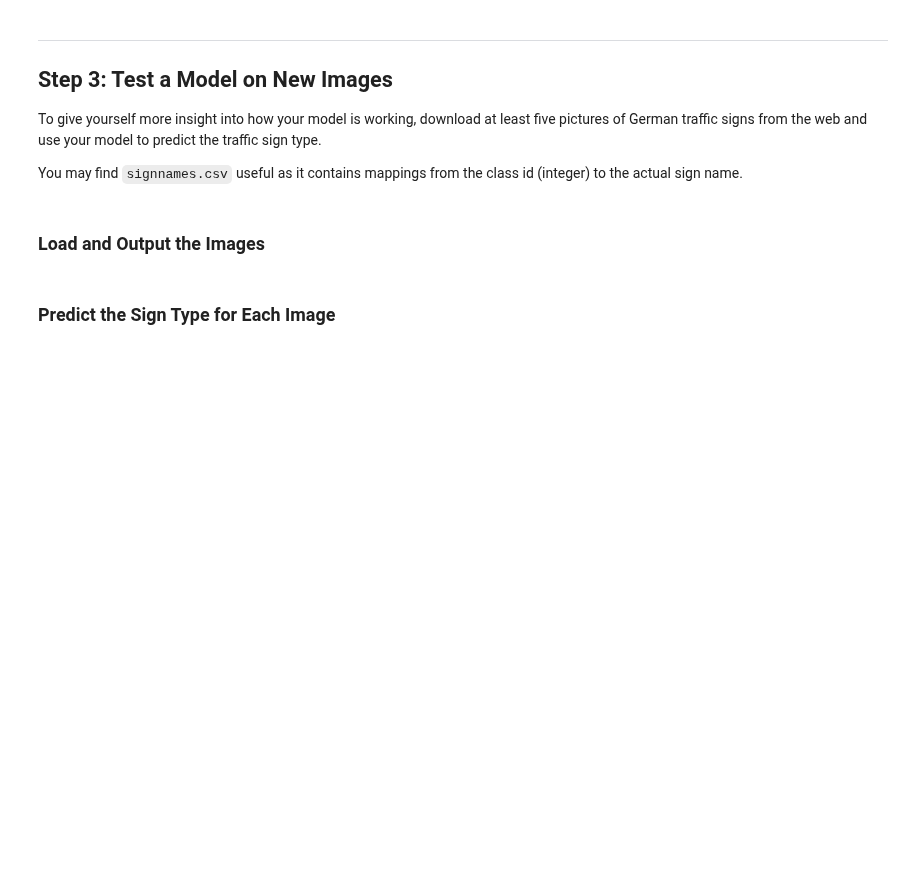
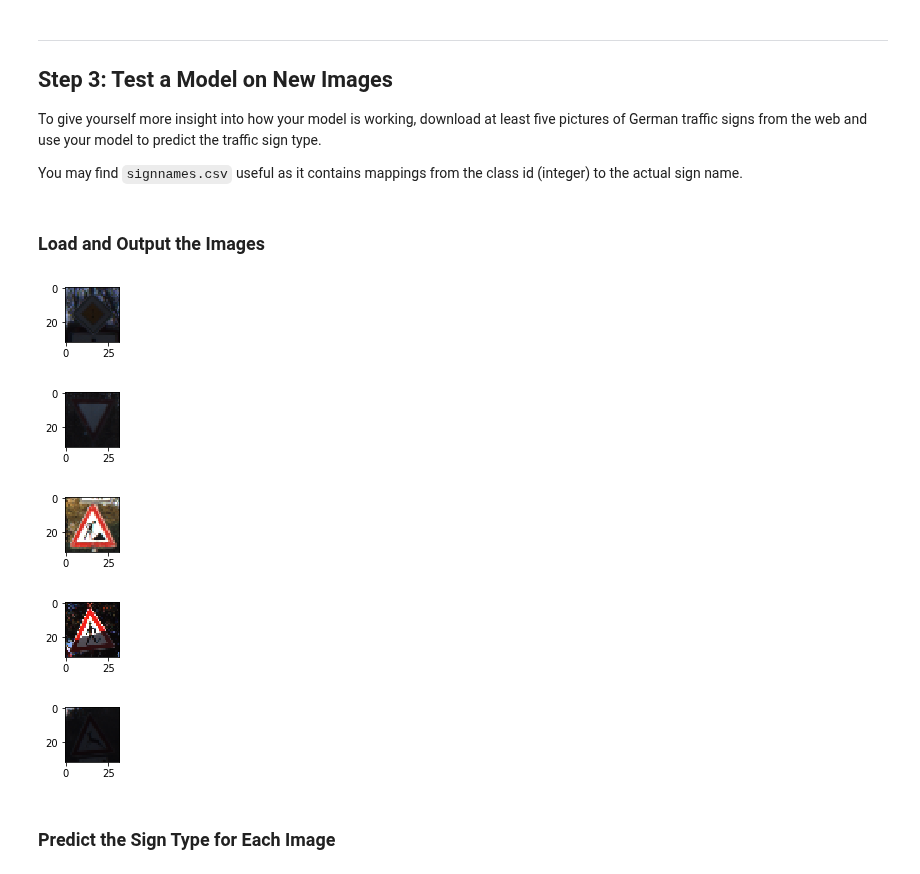
Before and after one commit to bryan0806/Udacity-CarND-Traffic-Sign-Classifier-Project, a Jupyter notebook: Traffic_Sign_Classifier.ipynb, the cells around one changed output. Saved outputs shown, nothing was run; the diff lists cells and outputs as text; code cells hidden in the pictures; blank space fills up the shorter version.

```diff
--- a/Traffic_Sign_Classifier.ipynb
+++ b/Traffic_Sign_Classifier.ipynb
@@ -900,7 +918,7 @@ rate = 0.001
 logits = LeNet(x)
 cross_entropy = tf.nn.softmax_cross_entropy_with_logits(logits=logits, labels=one_hot_y)
 loss_operation = tf.reduce_mean(cross_entropy)
-optimizer = tf.train.AdamOptimizer(learning_rate = rate,beta1=0.9, beta2=0.93)# beta for learning rate decay tech
+optimizer = tf.train.AdamOptimizer(learning_rate = rate,beta1=0.8, beta2=0.99)# beta for learning rate decay tech
 training_operation = optimizer.minimize(loss_operation)
 # %%
 #model evaluation
@@ -970,6 +988,48 @@ You may find `signnames.csv` useful as it contains mappings from the class id (i
 # %%
 ### Load the images and plot them here.
 ### Feel free to use as many code cells as needed.
+# %%
+# read image
+import os
+files=os.listdir("test_images/")
+image_list=[]
+for v in files:
+    image = mpimg.imread('test_images/'+v)
+    resized_image = cv2.resize(image, (32, 32))
+    #resized_image = All_color_normalize2(resized_image)
+    image_list.append(resized_image)
+    plt.figure(figsize=(1,1))
+    plt.imshow(resized_image)
+
+image1 = image_list[0]
+image2 = image_list[1]
+image3 = image_list[2]
+image4 = image_list[3]
+image5 = image_list[4]
+
+
+images = np.stack((image1, image2, image3, image4, image5)) #stack images after loading them
+#labels = np.stack((5, 9, 25, 13, 2)) # stack true values
+
+"""
+Then, run it with the model that you saved. something like:
+
+with tf.Session() as sess:
+loader = tf.train.import_meta_graph('lenet.meta')
+loader.restore(sess, tf.train.latest_checkpoint('./'))
+test_accuracy = evaluate(images, labels)
+print("Test Accuracy = {:.3f}".format(test_accuracy))
+softmaxProb = sess.run(predictSoftmax, feed_dict={x: images})`
+
+Please, let us know how you solved the issue.
+
+"""
+# %% [output]
+[figure, added]
+[figure, added]
+[figure, added]
+[figure, added]
+[figure, added]
 # %% [markdown]
 ### Predict the Sign Type for Each Image
 # %%
```
Also changed, not shown: parts of 8 cells of this notebook, 8 other files.
